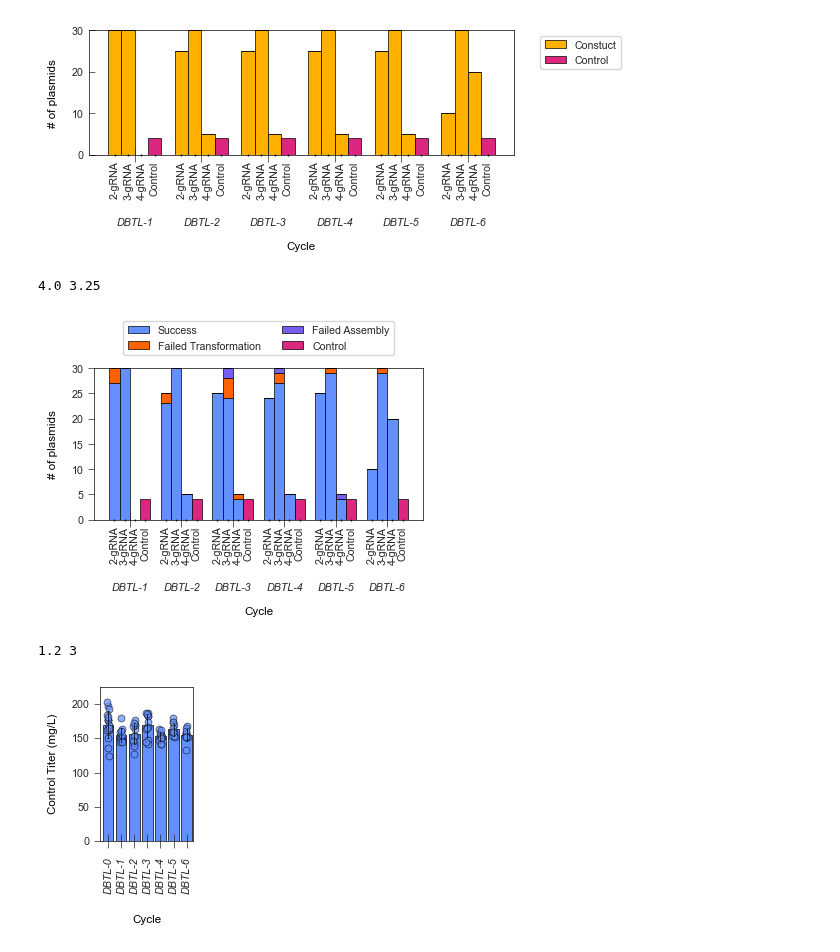
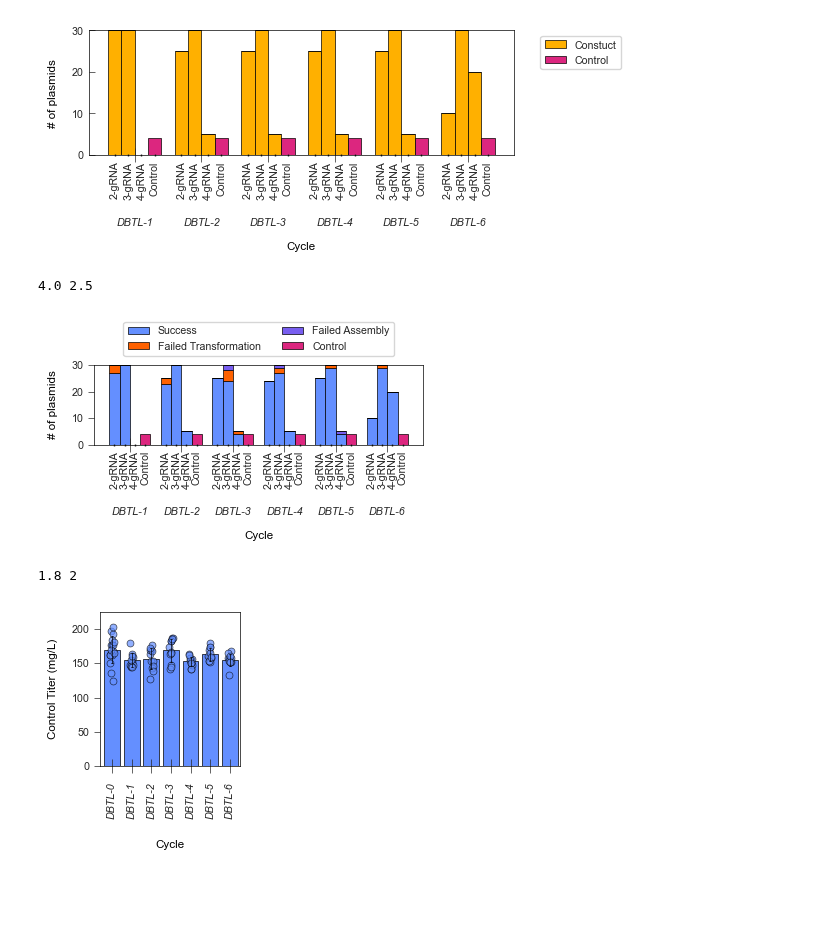
Before and after one commit to JBEI/Isoprenol_CRISPRi, a Jupyter notebook: CRISPRi_Figures.ipynb, the cells around one changed output. Drawn from its saved outputs; the diff is of its cells as text; code cells hidden in the pictures; blank space fills up the shorter version.

Commit message:
Updated figures for rejected Fig1

```diff
--- a/CRISPRi_Figures.ipynb
+++ b/CRISPRi_Figures.ipynb
@@ -428,7 +428,7 @@ pivot_table = data.pivot_table(index='Cycle', columns=['Array', 'Status'], value
 
 # Calculate the width based on the number of cycles
 w = len(cycles)/1.5
-h = 3.25
+h = 2.5
 print(w,h)
 
 # Set up the figure
@@ -473,36 +473,36 @@ ax.set_xticklabels(cycles, rotation='horizontal', style='italic')
 # Add minor ticks for arrays
 ax.minorticks_on()  # Enable minor ticks
 minor_ticks = []
 minor_labels = []
 
 # Set minor ticks between the major ticks
 for i, cycle in enumerate(cycles):
     for j, array in enumerate(arrays):
         minor_ticks.append(bar_positions[i] + (j - (n_arrays / 2)) * bar_width + bar_width / 2)
         minor_labels.append(array)
 
 ax.set_xticks(minor_ticks, minor=True)  # Set minor tick positions
 ax.set_xticklabels(minor_labels, minor=True, rotation=90, ha='center')  # Set minor tick labels
 
 # Set labels
 
 ax.set_ylabel('# of plasmids', labelpad=10)
 ax.tick_params(axis='x', which='major', pad=40)  # Increase pad for major ticks
 ax.yaxis.set_minor_locator(AutoMinorLocator(1))  # Disable minor ticks on y-axis
 ax.set_xlabel('Cycle', labelpad=10)
 
 # Remove duplicate labels in the legend
 handles, labels = ax.get_legend_handles_labels()
 by_label = dict(zip(labels, handles))
 ax.legend(by_label.values(), by_label.keys(), title='', bbox_to_anchor=(0.5, 1.05), loc='lower center', ncol=2)
 
 # Tighten layout and show the plot
 plt.tight_layout()
-plt.savefig(f'Figure_Export/{figname}.svg', dpi=1200, bbox_inches='tight', transparent=True)
+plt.savefig(f'Figure_Export/{figname}.pdf', dpi=1200, bbox_inches='tight', transparent=True)
 plt.show()
 # %% [output]
-4.0 3.25
+4.0 2.5
-[figure, old version]
+[figure, new version]
 # %%
 import pandas as pd
 import seaborn as sns
@@ -520,10 +520,10 @@ data = df_sorted.copy()
 plot_color = "#648FFF"  # Replace with your preferred color
 
 # Adjust figure width based on data
-w = len(data) / 75
-h=3
+w = len(data) / 50
+h=2
 print(w,h)
-plt.figure(figsize=(w, 2))
+plt.figure(figsize=(w, h))
 
 # Plotting stripplot and barplot with the same color
 sns.stripplot(
@@ -544,11 +544,11 @@ plt.xticks(rotation='vertical', style='italic')
 plt.ylim(0, 225)
 
 # Save the figure
-plt.savefig(f'Figure_Export/{figname}.svg', dpi=1200, bbox_inches='tight', transparent=True)
+plt.savefig(f'Figure_Export/{figname}.pdf', dpi=1200, bbox_inches='tight', transparent=True)
 plt.show()
 # %% [output]
-1.2 3
+1.8 2
-[figure, old version]
+[figure, new version]
 # %%
 fig="Dispenses"
 df = pd.read_csv('Figure_Data\\241001_CRISPRi_Dispenses.csv')
```
Also changed, not shown: parts of 1 cell of this notebook, 9 other files.
